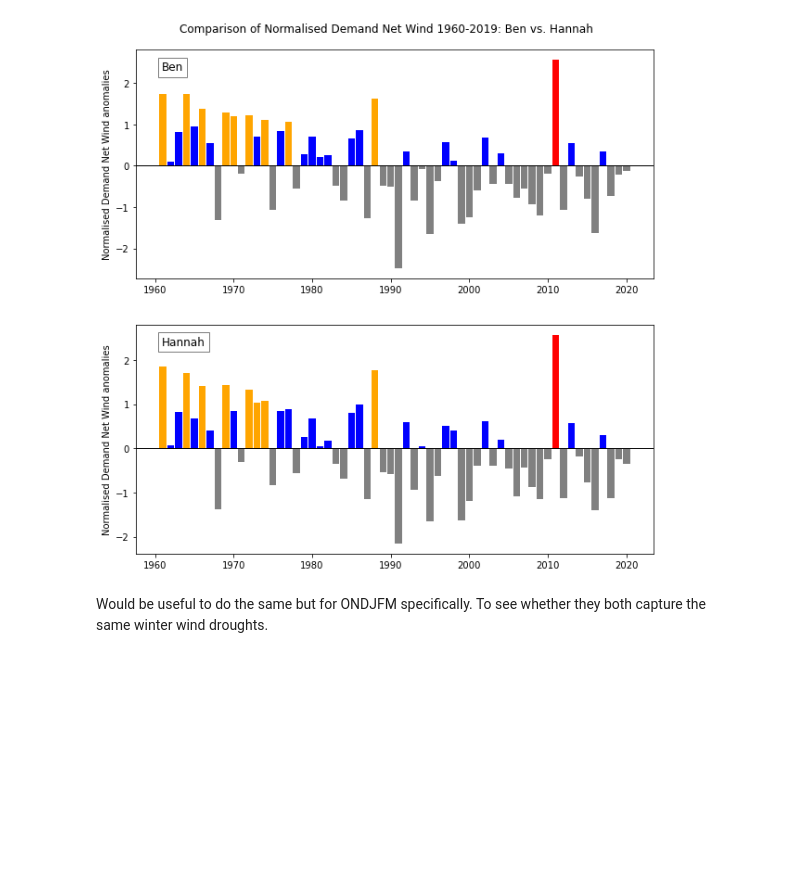
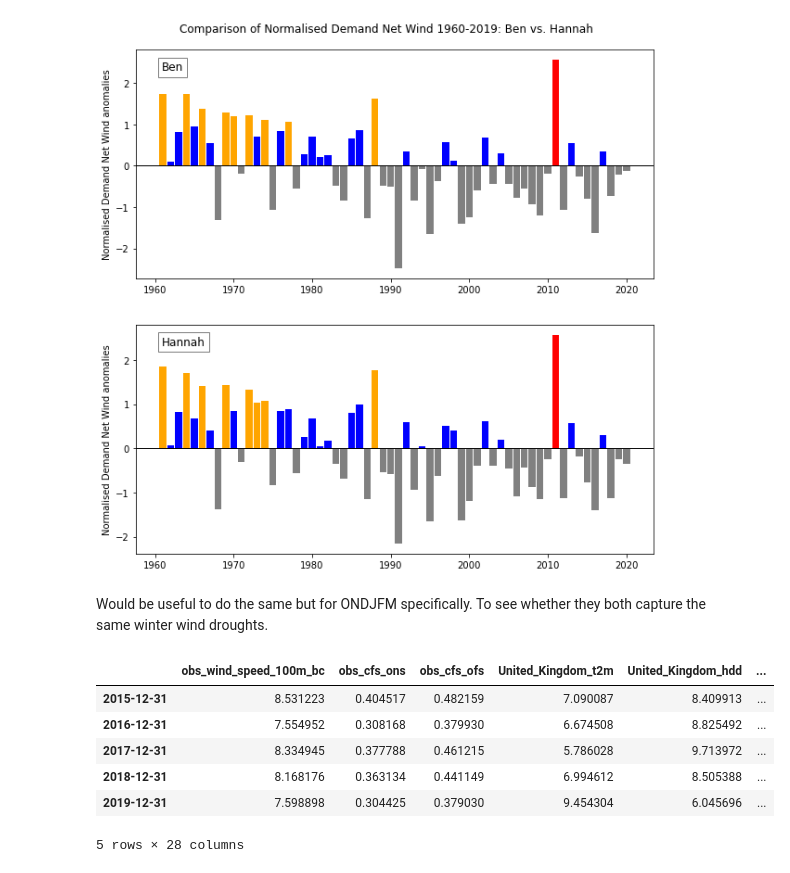
Before and after one commit to benhutchmet/unseen_multi_year, a Jupyter notebook: obs_wind_demand.ipynb, the cells around one changed output. Cells and saved outputs as stored; diff of their text form; code cells hidden in the pictures; blank space fills up the shorter version.

```diff
--- a/obs_wind_demand.ipynb
+++ b/obs_wind_demand.ipynb
@@ -521,3 +521,19 @@ if "colour_ben" in ben_ch_df_annual.columns and "colour_hannah" in ben_ch_df_ann
 [figure]
 # %% [markdown]
 Would be useful to do the same but for ONDJFM specifically. To see whether they both capture the same winter wind droughts.
+# %%
+# subset the ben_ch_df to months 10, 11, 12, 1, 2, 3
+winter_df = ben_ch_df.loc[ben_ch_df.index.month.isin([10, 11, 12, 1, 2, 3])]
+
+# shift time back by 3 months and take the annual mean
+winter_df_annual = winter_df.shift(-3, freq="M").resample("Y").mean()
+# %%
+winter_df_annual.tail()
+# %% [output]
+|  | obs_wind_speed_100m_bc | obs_cfs_ons | obs_cfs_ofs | United_Kingdom_t2m | United_Kingdom_hdd | ... |
+| 2015-12-31 | 8.531223 | 0.404517 | 0.482159 | 7.090087 | 8.409913 | ... |
+| 2016-12-31 | 7.554952 | 0.308168 | 0.379930 | 6.674508 | 8.825492 | ... |
+| 2017-12-31 | 8.334945 | 0.377788 | 0.461215 | 5.786028 | 9.713972 | ... |
+| 2018-12-31 | 8.168176 | 0.363134 | 0.441149 | 6.994612 | 8.505388 | ... |
+| 2019-12-31 | 7.598898 | 0.304425 | 0.379030 | 9.454304 | 6.045696 | ... |
+5 rows × 28 columns
```
Also changed, not shown: parts of 5 cells of this notebook.
